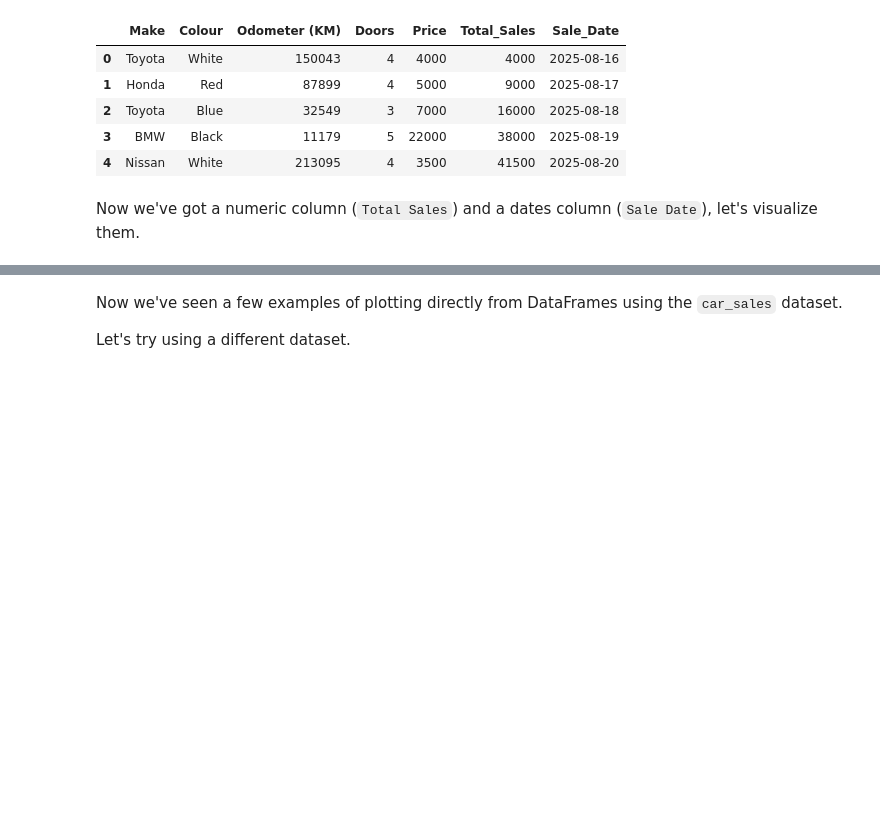
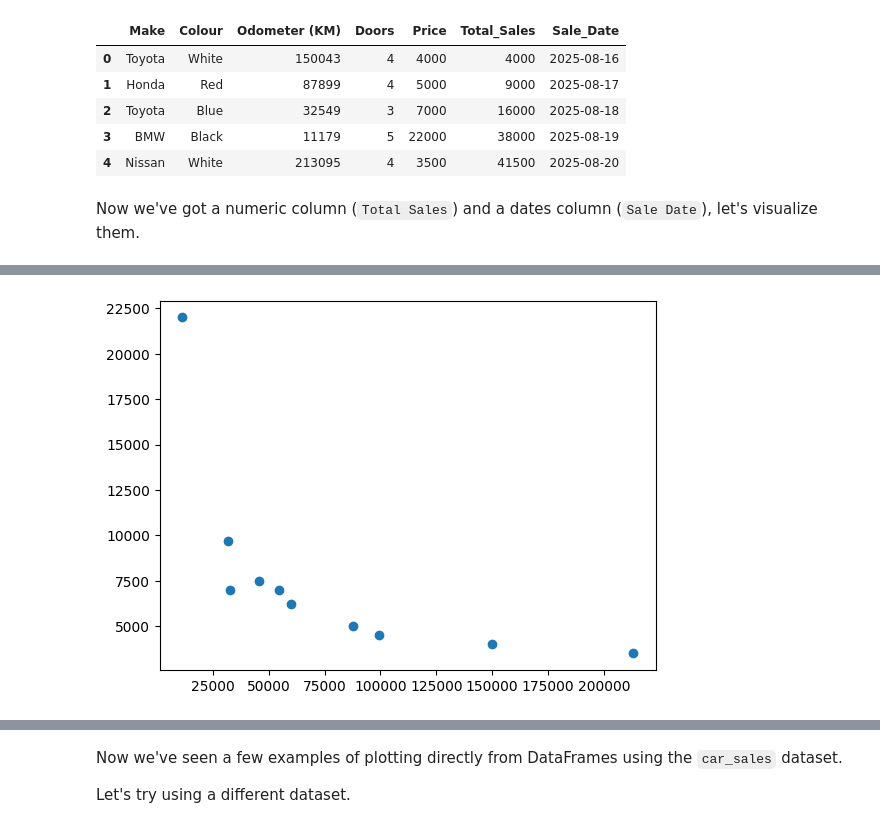
Before and after one commit to ahmeddiab1234/IEEE-CS--Amabsseador-AI-25, a Jupyter notebook: Task_09/matplotlib-exercises.ipynb, the cells around one changed output, grey strips where cells are left out. Cells and saved outputs as stored; diff of their text form; code cells hidden in the pictures; blank space fills up the shorter version.

```diff
--- a/Task_09/matplotlib-exercises.ipynb
+++ b/Task_09/matplotlib-exercises.ipynb
@@ -315,7 +317,11 @@ Now we've got a numeric column (`Total Sales`) and a dates column (`Sale Date`),
 # %%
 # Convert the 'Price' column to the integers
-
+car_sales['Price'].astype('int32')
 
 # Create a scatter plot of the 'Odometer (KM)' and 'Price' column using the plot() function
+plt.scatter(car_sales['Odometer (KM)'], car_sales['Price'])
+plt.show()
+# %% [output]
+[figure, added]
 # %%
 # Create a NumPy array of random numbers of size (10, 4) and save it to X
```
Also changed, not shown: parts of 20 cells of this notebook, 1 other file.
